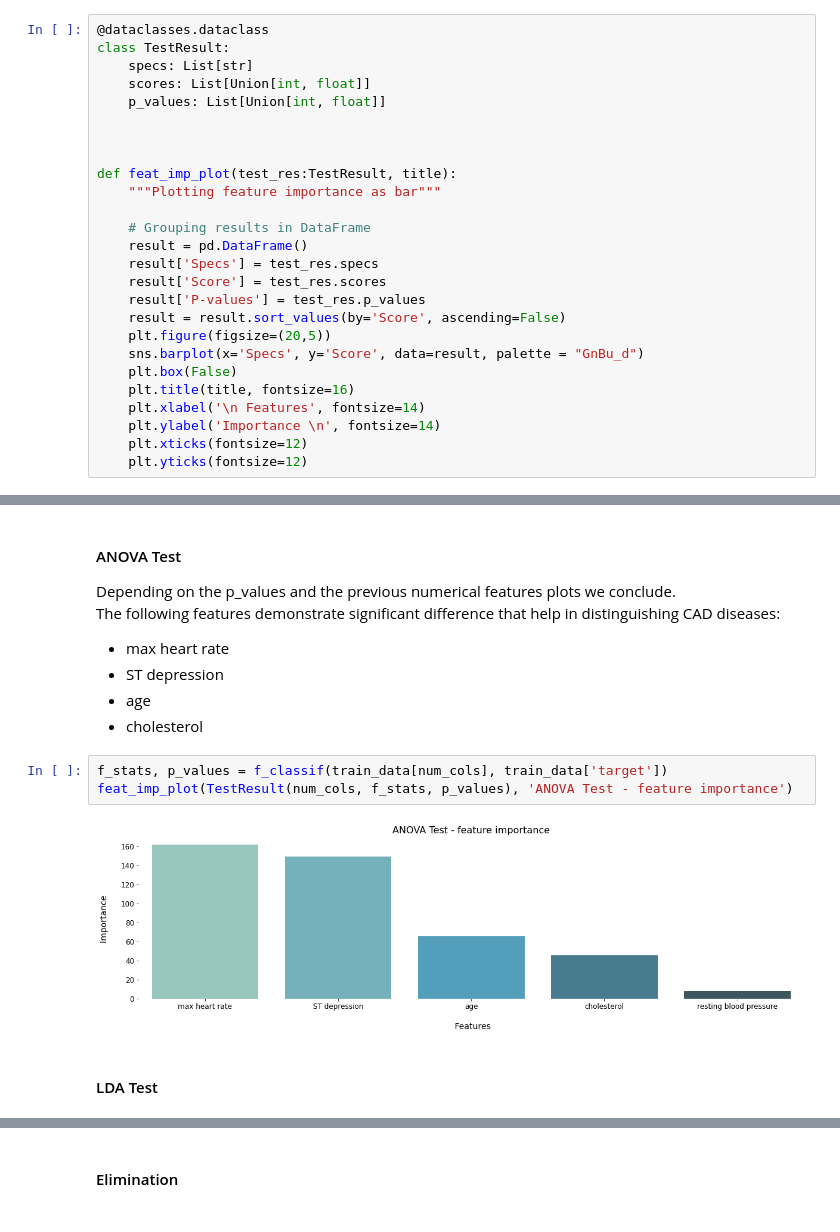
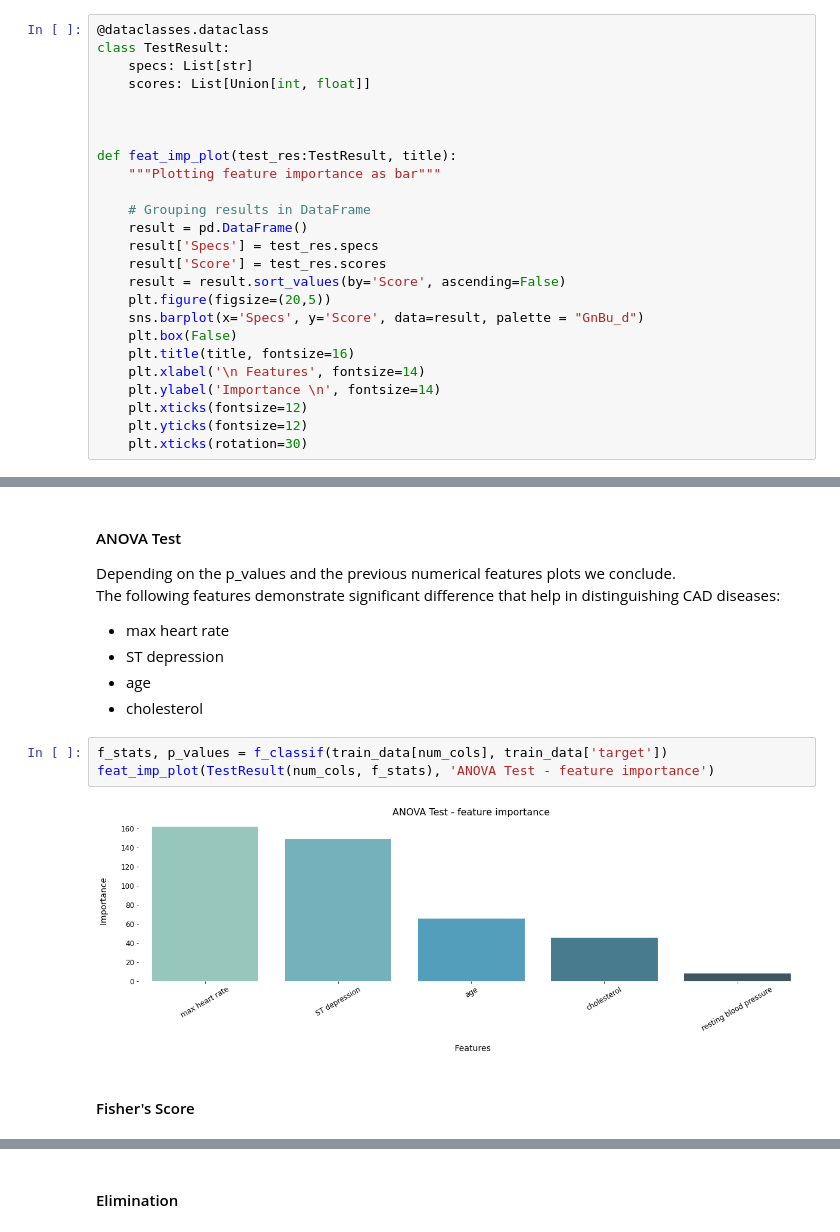
Before and after one commit to Nicola-Ibrahim/Heart-Diseases-Prediction, a Jupyter notebook: HeartDiseasePrediction.ipynb, the cells around one changed output, grey strips where cells are left out. Drawn from its saved outputs; the diff is of its cells as text.

```diff
--- a/HeartDiseasePrediction.ipynb
+++ b/HeartDiseasePrediction.ipynb
@@ -456,7 +465,6 @@ vif
 class TestResult:
     specs: List[str]
     scores: List[Union[int, float]]
-    p_values: List[Union[int, float]]
 
 
 
@@ -467,7 +475,6 @@ def feat_imp_plot(test_res:TestResult, title):
     result = pd.DataFrame()
     result['Specs'] = test_res.specs
     result['Score'] = test_res.scores
-    result['P-values'] = test_res.p_values
     result = result.sort_values(by='Score', ascending=False)
     plt.figure(figsize=(20,5))
     sns.barplot(x='Specs', y='Score', data=result, palette = "GnBu_d")
@@ -477,6 +484,7 @@ def feat_imp_plot(test_res:TestResult, title):
     plt.ylabel('Importance \n', fontsize=14)
     plt.xticks(fontsize=12)
     plt.yticks(fontsize=12)
+    plt.xticks(rotation=30)
 # %% [markdown]
 #### Chi2 Test
 Depending on the p_values and the previous categorical features plots we conclude.<br>
@@ -500,9 +508,9 @@ The following features demonstrate significant difference that help in distingui
 - cholesterol
 # %%
 f_stats, p_values = f_classif(train_data[num_cols], train_data['target'])
-feat_imp_plot(TestResult(num_cols, f_stats, p_values), 'ANOVA Test - feature importance')
+feat_imp_plot(TestResult(num_cols, f_stats), 'ANOVA Test - feature importance')
 # %% [output]
-[figure, old version]
+[figure, new version]
 # %% [markdown]
-#### LDA Test
+#### Fisher's Score
 # %%
```
Also changed, not shown: parts of 22 cells of this notebook.
